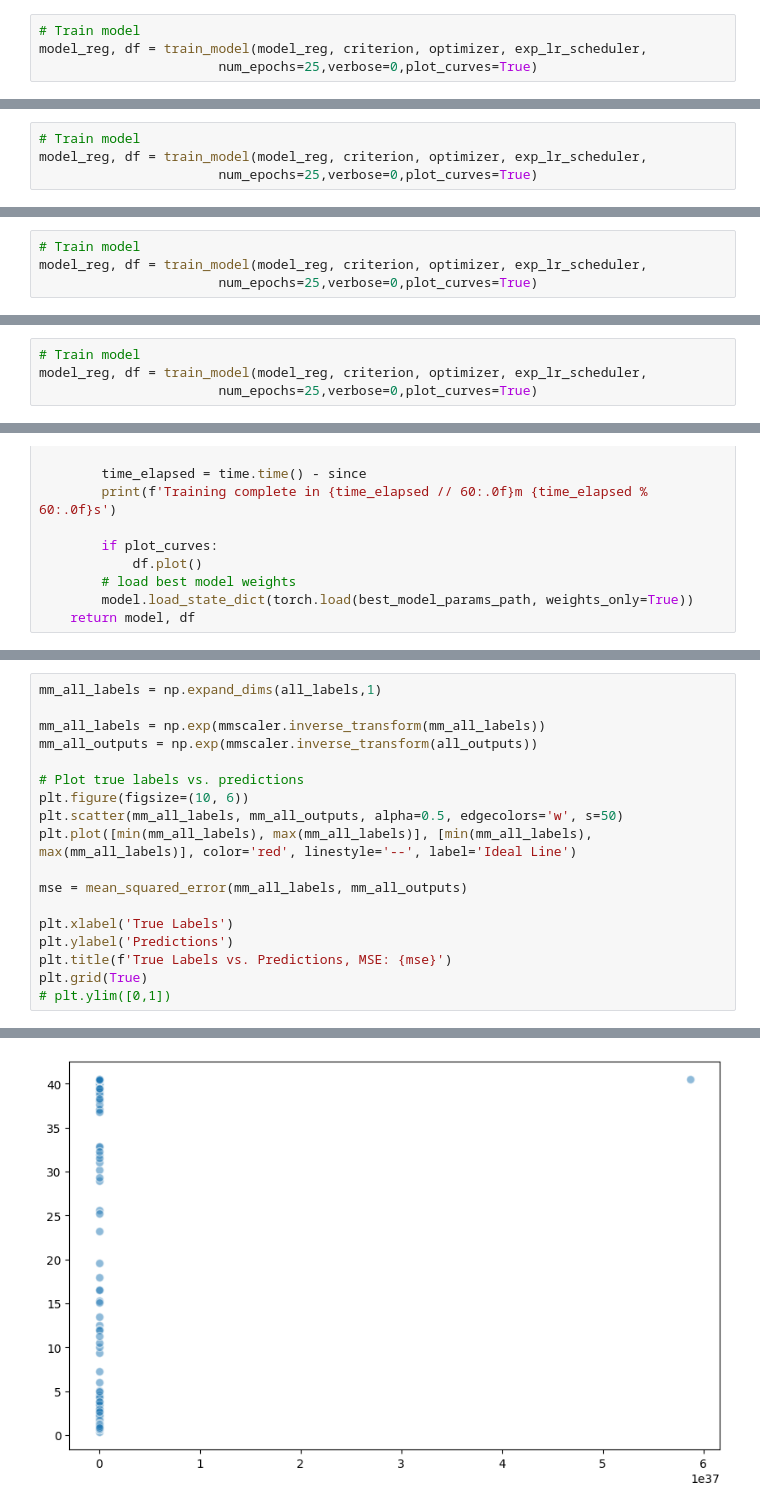
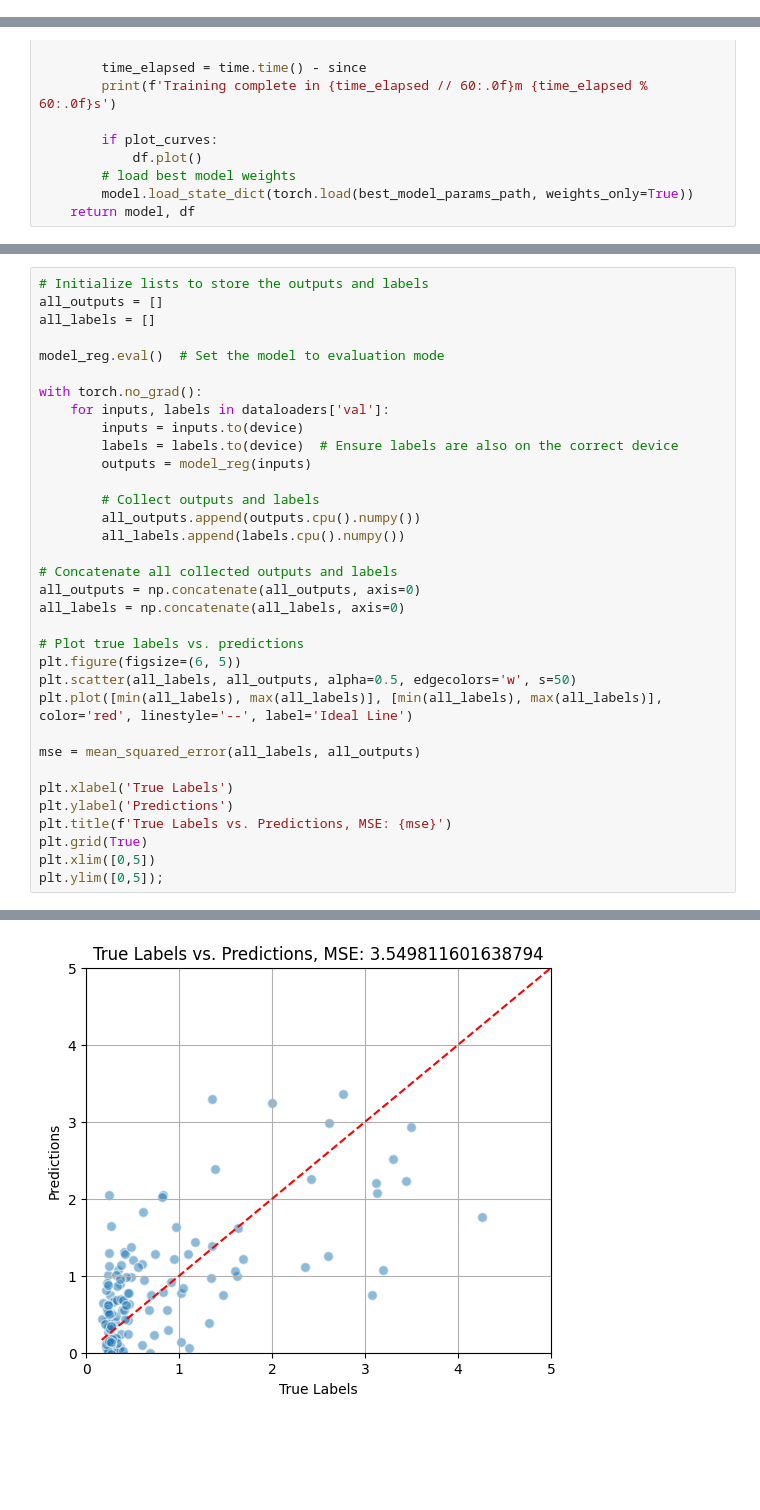
Before and after one commit to teofc111/poverty_mapping, a Jupyter notebook: sat_dl.ipynb, the cells around one changed output, grey strips where cells are left out. Drawn from its saved outputs; the diff is of its cells as text; blank space fills up the shorter version.

```diff
--- a/sat_dl.ipynb
+++ b/sat_dl.ipynb
@@ -3462,4 +679,0 @@ def train_model(model, criterion, optimizer, scheduler, num_epochs=25,verbose=0,
-# %%
-# Train model
-model_reg, df = train_model(model_reg, criterion, optimizer, exp_lr_scheduler,
-                       num_epochs=25,verbose=0,plot_curves=True)
@@ -3994,4 +908,0 @@ def train_model(model, criterion, optimizer, scheduler, num_epochs=25,verbose=0,
-# %%
-# Train model
-model_reg, df = train_model(model_reg, criterion, optimizer, exp_lr_scheduler,
-                       num_epochs=25,verbose=0,plot_curves=True)
@@ -4235,4 +908,0 @@ def train_model(model, criterion, optimizer, scheduler, num_epochs=25,verbose=0,
-# %%
-# Train model
-model_reg, df = train_model(model_reg, criterion, optimizer, exp_lr_scheduler,
-                       num_epochs=25,verbose=0,plot_curves=True)
@@ -4481,4 +908,0 @@ def train_model(model, criterion, optimizer, scheduler, num_epochs=25,verbose=0,
-# %%
-# Train model
-model_reg, df = train_model(model_reg, criterion, optimizer, exp_lr_scheduler,
-                       num_epochs=25,verbose=0,plot_curves=True)
@@ -4829,19 +1188,35 @@ mean_squared_error(all_labels[all_labels<5],all_outputs[all_labels<5])
 # %%
-mm_all_labels = np.expand_dims(all_labels,1)
+# Initialize lists to store the outputs and labels
+all_outputs = []
+all_labels = []
 
-mm_all_labels = np.exp(mmscaler.inverse_transform(mm_all_labels))
-mm_all_outputs = np.exp(mmscaler.inverse_transform(all_outputs))
+model_reg.eval()  # Set the model to evaluation mode
+
+with torch.no_grad():
+    for inputs, labels in dataloaders['val']:
+        inputs = inputs.to(device)
+        labels = labels.to(device)  # Ensure labels are also on the correct device
+        outputs = model_reg(inputs)
+
+        # Collect outputs and labels
+        all_outputs.append(outputs.cpu().numpy())
+        all_labels.append(labels.cpu().numpy())
+
+# Concatenate all collected outputs and labels
+all_outputs = np.concatenate(all_outputs, axis=0)
+all_labels = np.concatenate(all_labels, axis=0)
 
 # Plot true labels vs. predictions
-plt.figure(figsize=(10, 6))
-plt.scatter(mm_all_labels, mm_all_outputs, alpha=0.5, edgecolors='w', s=50)
-plt.plot([min(mm_all_labels), max(mm_all_labels)], [min(mm_all_labels), max(mm_all_labels)], color='red', linestyle='--', label='Ideal Line')
+plt.figure(figsize=(6, 5))
+plt.scatter(all_labels, all_outputs, alpha=0.5, edgecolors='w', s=50)
+plt.plot([min(all_labels), max(all_labels)], [min(all_labels), max(all_labels)], color='red', linestyle='--', label='Ideal Line')
 
-mse = mean_squared_error(mm_all_labels, mm_all_outputs)
+mse = mean_squared_error(all_labels, all_outputs)
 
 plt.xlabel('True Labels')
 plt.ylabel('Predictions')
 plt.title(f'True Labels vs. Predictions, MSE: {mse}')
 plt.grid(True)
-# plt.ylim([0,1])
+plt.xlim([0,5])
+plt.ylim([0,5]);
 # %% [output]
@@ -4849 +1223 @@ ValueError: Input contains infinity or a value too large for dtype('float32').
-[figure, old version]
+[figure, new version]
```
Also changed, not shown: parts of 184 cells of this notebook.
